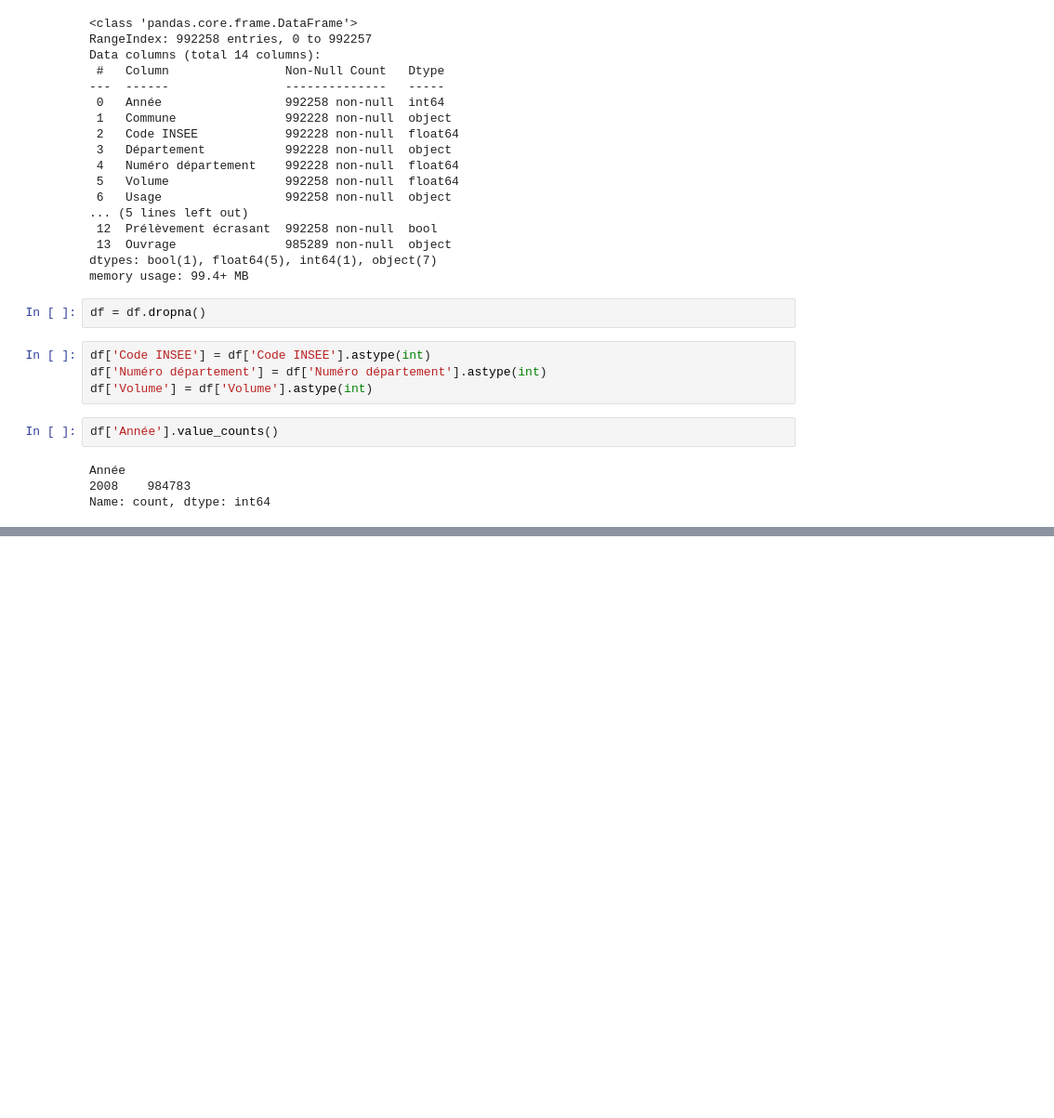
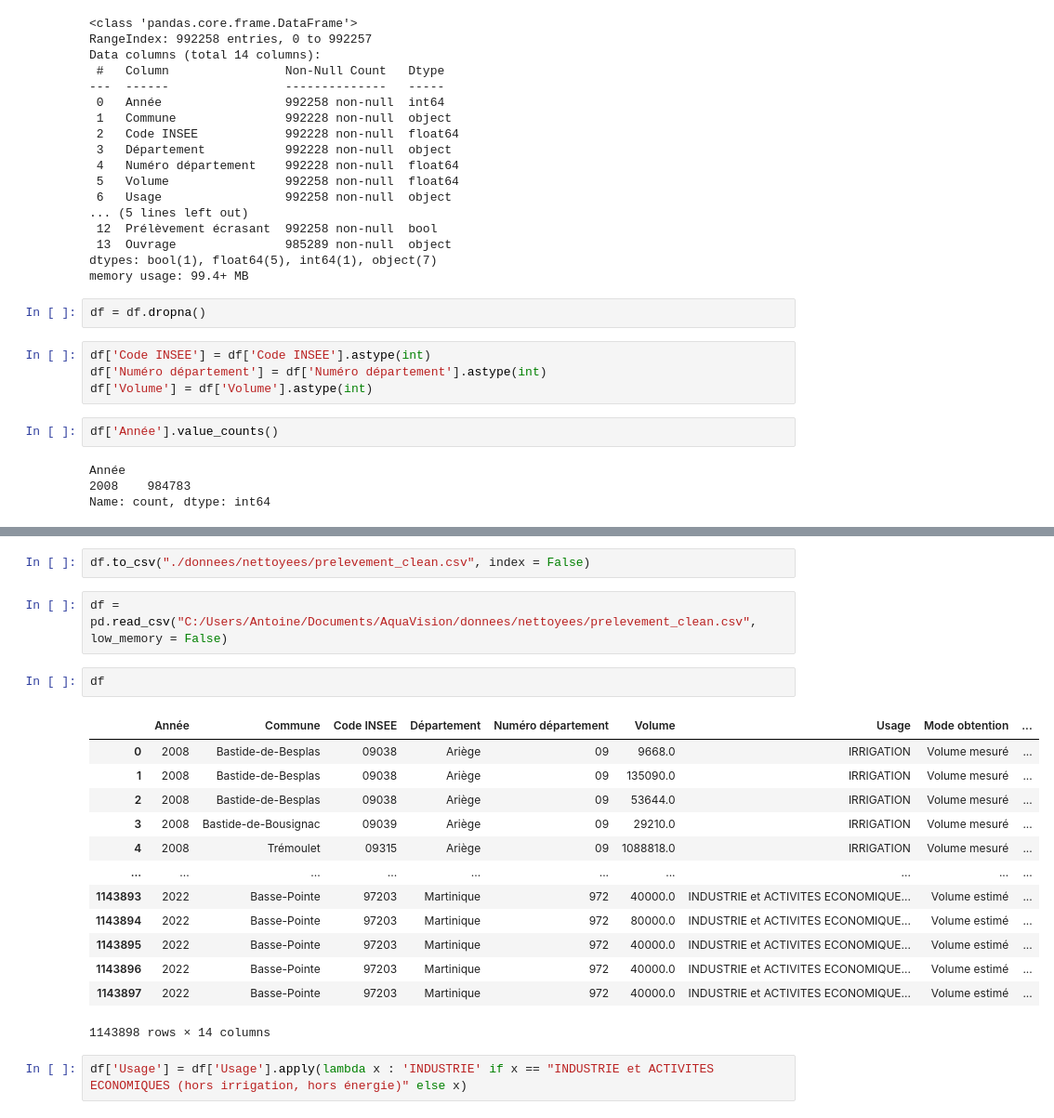
Before and after one commit to Garvoz/AquaVision, a Jupyter notebook: exploration2.ipynb, the cells around one changed output, grey strips where cells are left out. Shown: that part at 93% size. Saved outputs shown, nothing was run; the diff lists cells and outputs as text; blank space fills up the shorter version.

```diff
--- a/exploration2.ipynb
+++ b/exploration2.ipynb
@@ -270,0 +335,22 @@ Name: count, dtype: int64
+# %%
+df.to_csv("./donnees/nettoyees/prelevement_clean.csv", index = False)
+# %%
+df = pd.read_csv("C:/Users/Antoine/Documents/AquaVision/donnees/nettoyees/prelevement_clean.csv", low_memory = False)
+# %%
+df
+# %% [output]
+|  | Année | Commune | Code INSEE | Département | Numéro département | Volume | Usage | Mode obtention | ... |
+| 0 | 2008 | Bastide-de-Besplas | 09038 | Ariège | 09 | 9668.0 | IRRIGATION | Volume mesuré | ... |
+| 1 | 2008 | Bastide-de-Besplas | 09038 | Ariège | 09 | 135090.0 | IRRIGATION | Volume mesuré | ... |
+| 2 | 2008 | Bastide-de-Besplas | 09038 | Ariège | 09 | 53644.0 | IRRIGATION | Volume mesuré | ... |
+| 3 | 2008 | Bastide-de-Bousignac | 09039 | Ariège | 09 | 29210.0 | IRRIGATION | Volume mesuré | ... |
+| 4 | 2008 | Trémoulet | 09315 | Ariège | 09 | 1088818.0 | IRRIGATION | Volume mesuré | ... |
+| ... | ... | ... | ... | ... | ... | ... | ... | ... | ... |
+| 1143893 | 2022 | Basse-Pointe | 97203 | Martinique | 972 | 40000.0 | INDUSTRIE et ACTIVITES ECONOMIQUE... | Volume estimé | ... |
+| 1143894 | 2022 | Basse-Pointe | 97203 | Martinique | 972 | 80000.0 | INDUSTRIE et ACTIVITES ECONOMIQUE... | Volume estimé | ... |
+| 1143895 | 2022 | Basse-Pointe | 97203 | Martinique | 972 | 40000.0 | INDUSTRIE et ACTIVITES ECONOMIQUE... | Volume estimé | ... |
+| 1143896 | 2022 | Basse-Pointe | 97203 | Martinique | 972 | 40000.0 | INDUSTRIE et ACTIVITES ECONOMIQUE... | Volume estimé | ... |
+| 1143897 | 2022 | Basse-Pointe | 97203 | Martinique | 972 | 40000.0 | INDUSTRIE et ACTIVITES ECONOMIQUE... | Volume estimé | ... |
+1143898 rows × 14 columns
+# %%
+df['Usage'] = df['Usage'].apply(lambda x : 'INDUSTRIE' if x == "INDUSTRIE et ACTIVITES ECONOMIQUES (hors irrigation, hors énergie)" else x)
```
Also changed, not shown: parts of 25 cells of this notebook, 6 other files.
